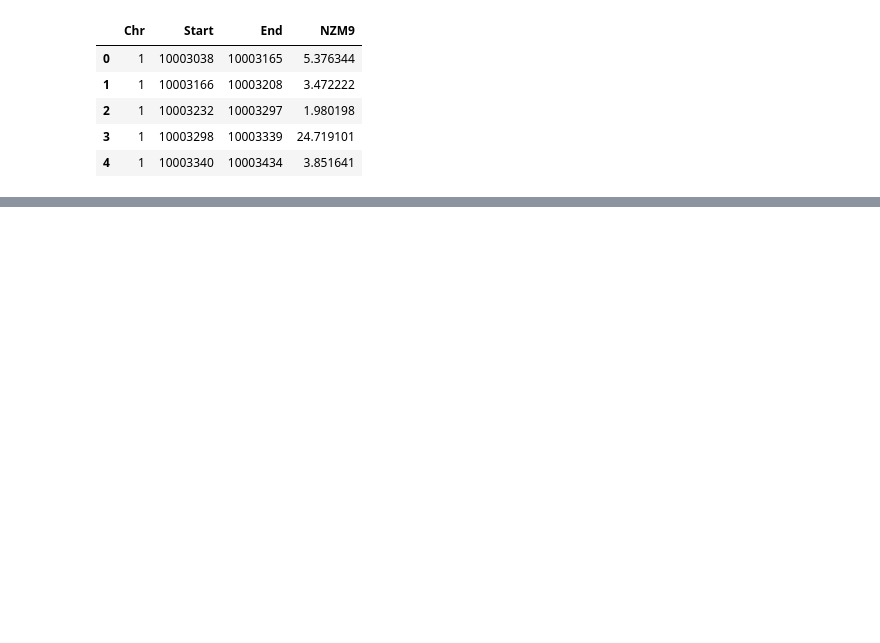
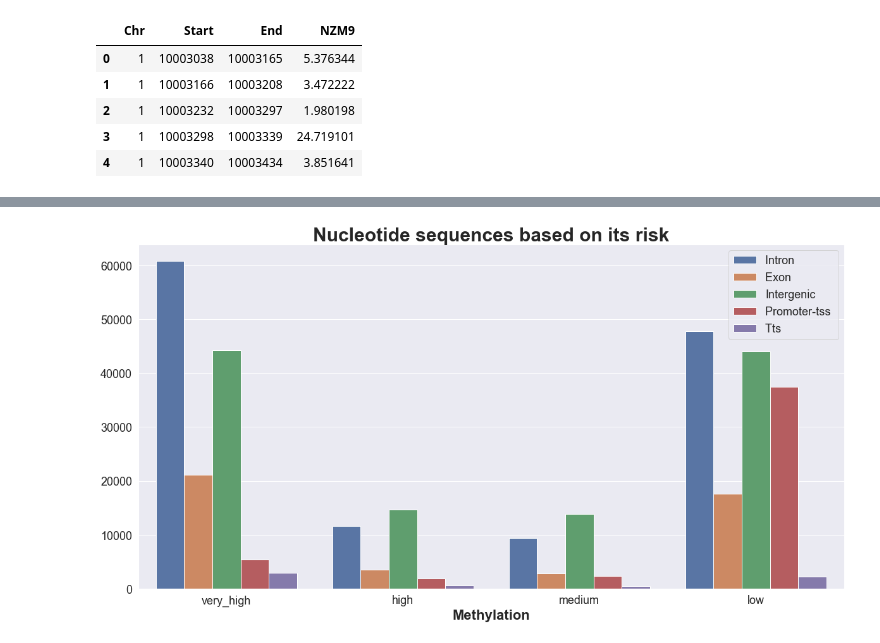
Before and after one commit to Manulink4/bioinfo_meth, a Jupyter notebook: meth.ipynb, the cells around one changed output, grey strips where cells are left out. Drawn from its saved outputs; the diff is of its cells as text; code cells hidden in the pictures; blank space fills up the shorter version.

```diff
--- a/meth.ipynb
+++ b/meth.ipynb
@@ -73,3 +74,16 @@ display(df.head(20))
+# %%
+import seaborn as sns
+sns.set(rc={"figure.figsize":(20, 10)})
+sns.set_theme(style="darkgrid")
+
+ax = sns.countplot(x="Meth type", hue="Label", data=df)
+plt.legend(fontsize=18)
+ax.set_title('Nucleotide sequences based on its risk', weight='bold', fontsize=30)
+ax.set_xlabel('Methylation', weight='bold', fontsize=22)
+ax.set_ylabel('')
+ax.tick_params(labelsize=18)
+# %% [output]
+[figure, added]
 # %%
 f, axs = plt.subplots(2, 2, figsize=(15,15))
 
```
Also changed, not shown: parts of 7 cells of this notebook, 6 other files.
